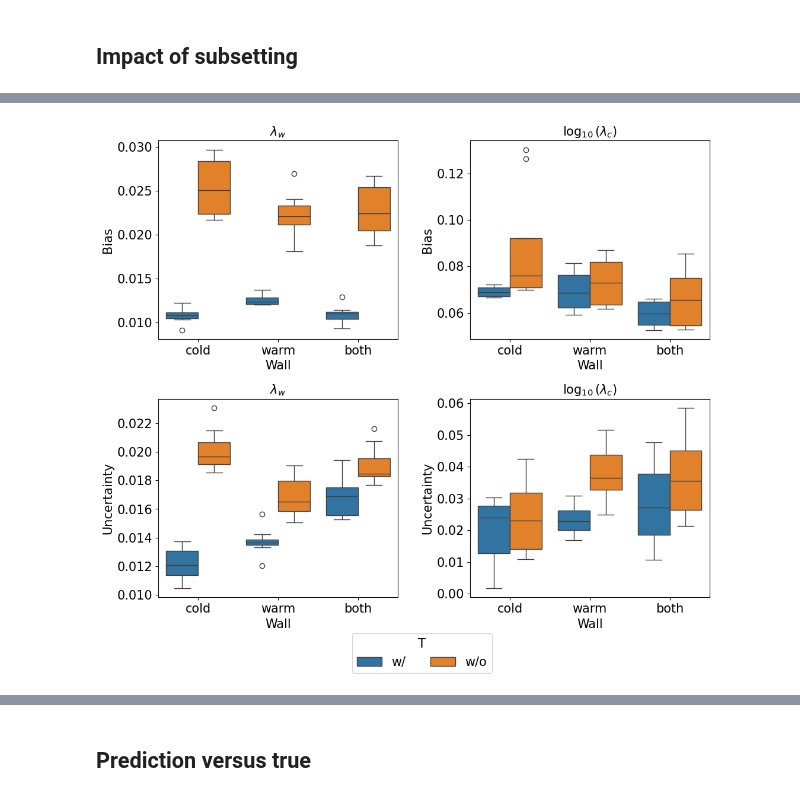
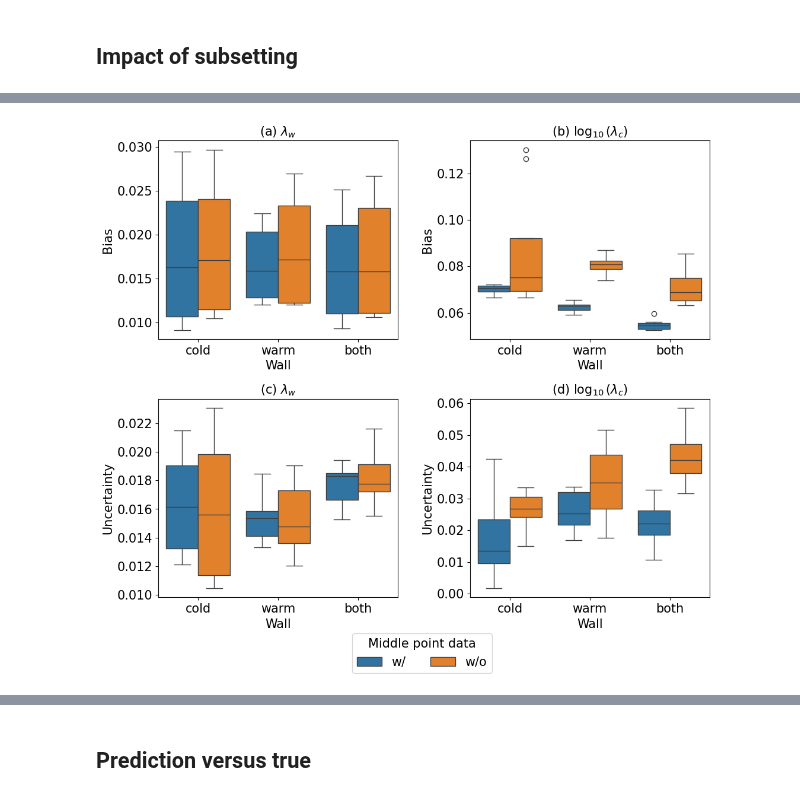
Before and after one commit to PeishiJiang/KIM, a Jupyter notebook: examples/im_cloudmodel/postprocessing-kims-holodec.ipynb, the cells around one changed output, grey strips where cells are left out. Saved outputs shown, nothing was run; the diff lists cells and outputs as text; code cells hidden in the pictures.

Commit message:
Modified the plotting figure for publiation

```diff
--- a/examples/im_cloudmodel/postprocessing-kims-holodec.ipynb
+++ b/examples/im_cloudmodel/postprocessing-kims-holodec.ipynb
@@ -196,27 +275,29 @@ for i,y in enumerate(y_vars):
 # %%
-# i = 1
-x, hue = 'Wall', 'T'
+i = 1
+x, hue = 'Wall', 'Middle point'
 fig, axes = plt.subplots(2, 2, figsize=(12,10), sharey=False)
 ax = axes[0,0]
 ax = sns.boxplot(data=stats[0], x=x, y='Bias', hue=hue, ax=ax)
 ax.legend_.remove()
 
 ax = axes[0,1]
 sns.boxplot(data=stats[1], x=x, y='Bias', hue=hue, ax=ax)
 ax.legend_.remove()
 
 ax = axes[1,0]
 sns.boxplot(data=stats[0], x=x, y='Uncertainty', hue=hue, ax=ax)
 ax.legend_.remove()
 
 ax = axes[1,1]
 sns.boxplot(data=stats[1], x=x, y='Uncertainty', hue=hue, ax=ax)
-ax.legend(loc='upper center', frameon=True, bbox_to_anchor=(-0.2, -0.15), ncol=2, title=hue)
+ax.legend(loc='upper center', frameon=True, bbox_to_anchor=(-0.2, -0.15), ncol=2, title=f"{hue} data")
 
-axes[0,0].set(title=y_vars[0]); axes[0,1].set(title=y_vars[1])
-axes[1,0].set(title=y_vars[0]); axes[1,1].set(title=y_vars[1])
+axes[0,0].set(title=f"(a) {y_vars[0]}"); axes[0,1].set(title=f"(b) {y_vars[1]}")
+axes[1,0].set(title=f"(c) {y_vars[0]}"); axes[1,1].set(title=f"(d) {y_vars[1]}")
 # plt.suptitle(y_vars[i])
+
 plt.subplots_adjust(wspace=0.3, hspace=0.3)
+plt.savefig(f"Performances-holodec-{hue}.pdf", dpi=300)
 # %% [output]
-[figure, old version]
+[figure, new version]
 # %%
```
Also changed, not shown: parts of 11 cells of this notebook, 5 other files.
